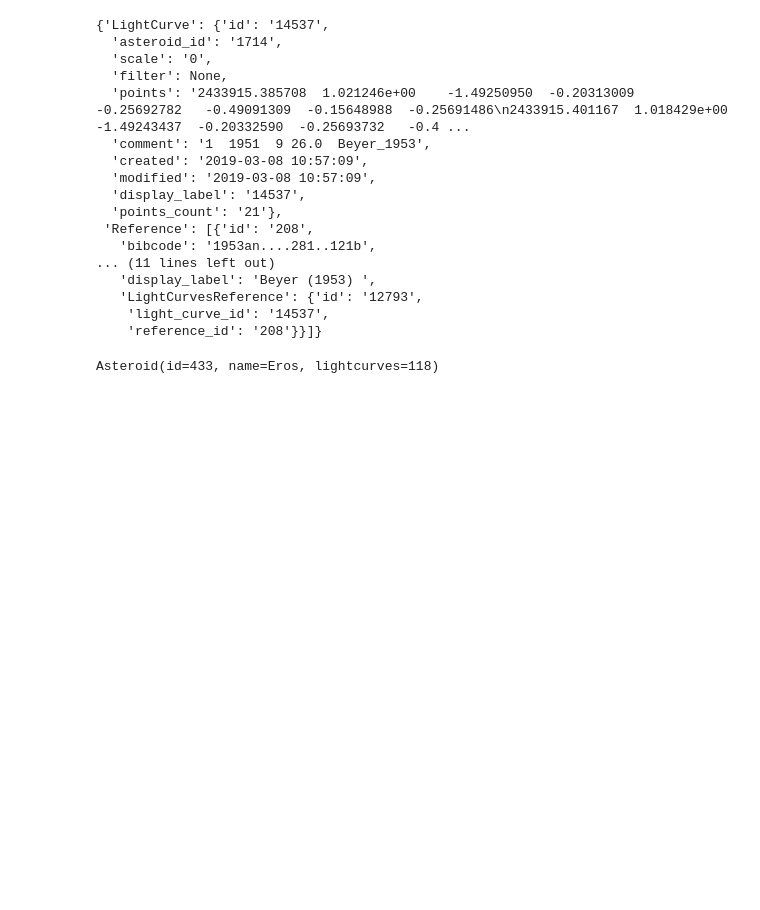
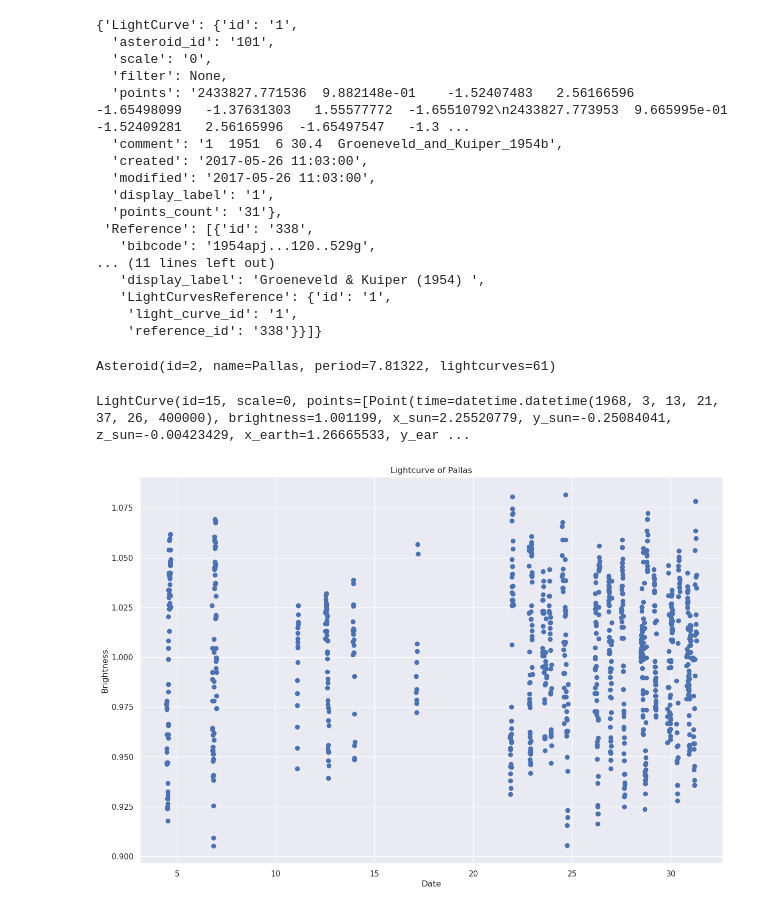
Before and after one commit to Vosloo/asteroid-lightcurves, a Jupyter notebook: EDA.ipynb, the cells around one changed output. Cells and saved outputs as stored; diff of their text form; code cells hidden in the pictures; blank space fills up the shorter version.

Commit message:
Added lightcurves plotting for asteroid model

```diff
--- a/EDA.ipynb
+++ b/EDA.ipynb
@@ -12,33 +14,44 @@ logging.basicConfig(level=logging.DEBUG)
 # %%
-ASTEROID_NAME = "Eros"
+ASTEROID_NAME = "Pallas"
+ASTEROID_ID = 2
+PERIOD = 7.81322  # in hours
 with open(RAW_DIR / ASTEROID_NAME / "lc.json", "r") as f:
     raw_data = json.load(f)
 # %%
 raw_data[0]
 # %% [output]
-{'LightCurve': {'id': '14537',
-  'asteroid_id': '1714',
+{'LightCurve': {'id': '1',
+  'asteroid_id': '101',
   'scale': '0',
   'filter': None,
-  'points': '2433915.385708  1.021246e+00    -1.49250950  -0.20313009  -0.25692782   -0.49091309  -0.15648988  -0.25691486\n2433915.401167  1.018429e+00    -1.49243437  -0.20332590  -0.25693732   -0.4 ...
-  'comment': '1  1951  9 26.0  Beyer_1953',
-  'created': '2019-03-08 10:57:09',
-  'modified': '2019-03-08 10:57:09',
-  'display_label': '14537',
-  'points_count': '21'},
- 'Reference': [{'id': '208',
-   'bibcode': '1953an....281..121b',
+  'points': '2433827.771536  9.882148e-01    -1.52407483   2.56166596  -1.65498099   -1.37631303   1.55577772  -1.65510792\n2433827.773953  9.665995e-01    -1.52409281   2.56165996  -1.65497547   -1.3 ...
+  'comment': '1  1951  6 30.4  Groeneveld_and_Kuiper_1954b',
+  'created': '2017-05-26 11:03:00',
+  'modified': '2017-05-26 11:03:00',
+  'display_label': '1',
+  'points_count': '31'},
+ 'Reference': [{'id': '338',
+   'bibcode': '1954apj...120..529g',
 ... (11 lines left out)
-   'display_label': 'Beyer (1953) ',
-   'LightCurvesReference': {'id': '12793',
-    'light_curve_id': '14537',
-    'reference_id': '208'}}]}
+   'display_label': 'Groeneveld & Kuiper (1954) ',
+   'LightCurvesReference': {'id': '1',
+    'light_curve_id': '1',
+    'reference_id': '338'}}]}
 # %%
 asteroid = Asteroid.from_lightcurves(
-    id=433,
+    id=ASTEROID_ID,  # Where to get this id from?
     name=ASTEROID_NAME,
+    period=PERIOD,
     data=raw_data
 )
 asteroid
 # %% [output]
-Asteroid(id=433, name=Eros, lightcurves=118)
+Asteroid(id=2, name=Pallas, period=7.81322, lightcurves=61)
+# %%
+asteroid.lightcurves[14]
+# %% [output]
+LightCurve(id=15, scale=0, points=[Point(time=datetime.datetime(1968, 3, 13, 21, 37, 26, 400000), brightness=1.001199, x_sun=2.25520779, y_sun=-0.25084041, z_sun=-0.00423429, x_earth=1.26665533, y_ear ...
+# %%
+asteroid.plot_lc_by_dates(0, 20)
+# %% [output]
+[figure, added]
```
Also changed, not shown: parts of 14 cells of this notebook, 1 other file.
